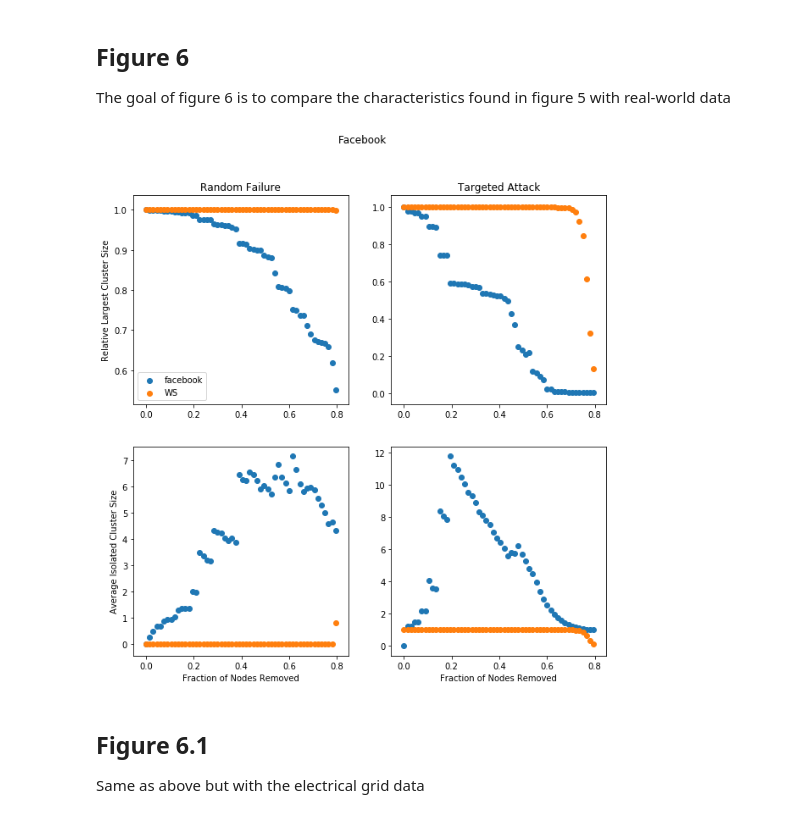
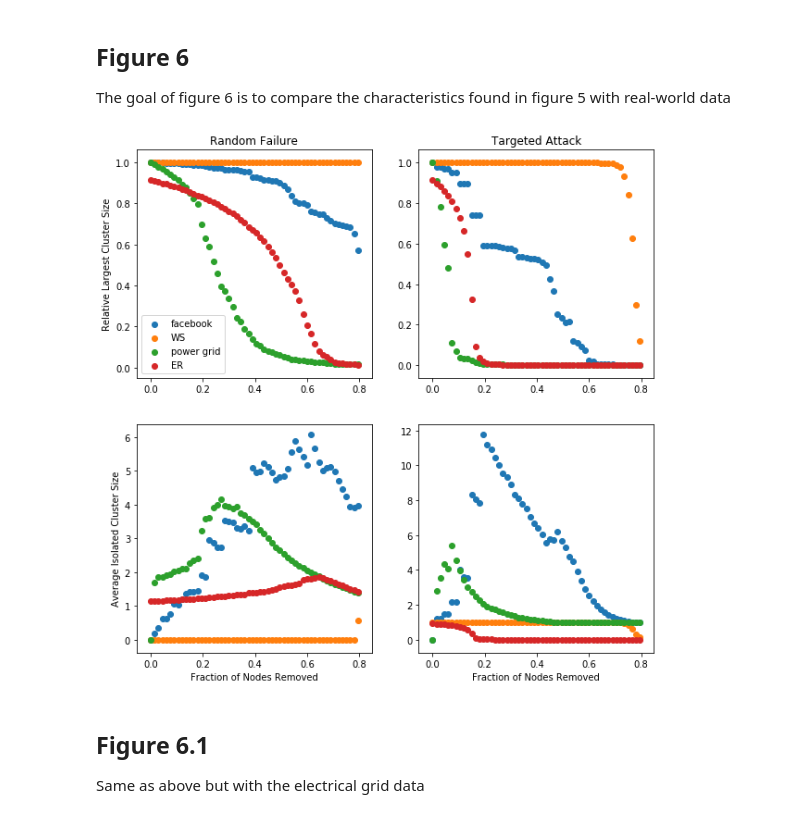
Before and after one commit to davidt315/complex_graph_robustness, a Jupyter notebook: code/sandbox_will.ipynb, the cells around one changed output. Cells and saved outputs as stored; diff of their text form; code cells hidden in the pictures.

Commit message:
edited final report, added intro, changed graphs, worked on captions, added more data

```diff
--- a/code/sandbox_will.ipynb
+++ b/code/sandbox_will.ipynb
@@ -512,32 +515,48 @@ fb_tn = fb_tn_avg
 
 ws_rn = ws_fb_rn_avg
 ws_tn = ws_fb_tn_avg
+
+eg_rn = eg_rn_avg
+eg_tn = eg_tn_avg
+
+er_rn = er_eg_rn_avg
+er_tn = er_eg_tn_avg
 # %%
+k = 3
+
 plt.figure(figsize=(10,10))
-plt.suptitle("Facebook")
+# plt.suptitle("Facebook")
 plt.subplot(2,2,1)
-plt.scatter(fb_rn[0][::3], fb_rn[1][::3])
-plt.scatter(ws_rn[0][::3], ws_rn[1][::3])
+plt.scatter(fb_rn[0][::k], fb_rn[1][::k])
+plt.scatter(ws_rn[0][::k], ws_rn[1][::k])
+plt.scatter(eg_rn[0][::k], eg_rn[1][::k])
+plt.scatter(er_rn[0][::k], er_rn[1][::k])
 plt.title("Random Failure")
 plt.ylabel("Relative Largest Cluster Size")
-plt.legend(["facebook", "WS"])
+plt.legend(["facebook", "WS", "power grid", "ER"])
 plt.subplot(2,2,2)
-plt.scatter(fb_tn[0][::3], fb_tn[1][::3])
-plt.scatter(ws_tn[0][::3], ws_tn[1][::3])
+plt.scatter(fb_tn[0][::k], fb_tn[1][::k])
+plt.scatter(ws_tn[0][::k], ws_tn[1][::k])
+plt.scatter(eg_tn[0][::k], eg_tn[1][::k])
+plt.scatter(er_tn[0][::k], er_tn[1][::k])
 plt.title("Targeted Attack")
 plt.subplot(2,2,3)
-plt.scatter(fb_rn[0][::3], fb_rn[2][::3])
-plt.scatter(ws_rn[0][::3], ws_rn[2][::3])
+plt.scatter(fb_rn[0][::k], fb_rn[2][::k])
+plt.scatter(ws_rn[0][::k], ws_rn[2][::k])
+plt.scatter(eg_rn[0][::k], eg_rn[2][::k])
+plt.scatter(er_rn[0][::k], er_rn[2][::k])
 plt.ylabel("Average Isolated Cluster Size")
 plt.xlabel("Fraction of Nodes Removed")
 plt.subplot(2,2,4)
-plt.scatter(fb_tn[0][::3], fb_tn[2][::3])
-plt.scatter(ws_tn[0][::3], ws_tn[1][::3])
+plt.scatter(fb_tn[0][::k], fb_tn[2][::k])
+plt.scatter(ws_tn[0][::k], ws_tn[1][::k])
+plt.scatter(eg_tn[0][::k], eg_tn[2][::k])
+plt.scatter(er_tn[0][::k], er_tn[1][::k])
 plt.xlabel("Fraction of Nodes Removed")
 plt.savefig("C:/Users/wfairman/Desktop/ThinkComplexity2/complex_graph_robustness/reports/figures/fig6.jpg")
 plt.show()
 # %% [output]
-[figure, old version]
+[figure, new version]
 # %% [markdown]
 ## Figure 6.1
 Same as above but with the electrical grid data
```
Also changed, not shown: parts of 17 cells of this notebook, 31 other files.
